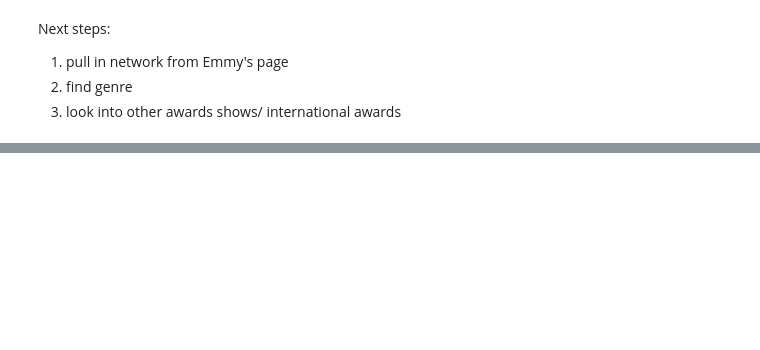
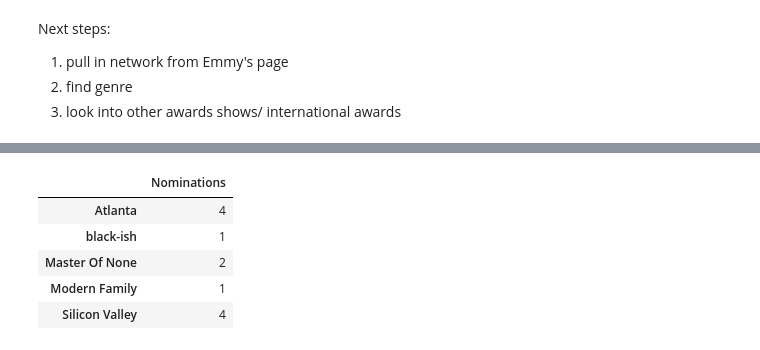
Before and after one commit to drrausch/Creating_Successful_Video_Content, a Jupyter notebook: WebscrapingPhase1.ipynb, the cells around one changed output, grey strips where cells are left out. Cells and saved outputs as stored; diff of their text form; code cells hidden in the pictures; blank space fills up the shorter version.

```diff
--- a/WebscrapingPhase1.ipynb
+++ b/WebscrapingPhase1.ipynb
@@ -177,0 +373,18 @@ Next steps:
+# %%
+url2017_1 = 'https://www.emmys.com/awards/nominees-winners/2017?page=1'
+html2017_1 = requests.get(url2017_1)
+soup2017_1 = BeautifulSoup(html2017_1.content, 'lxml')
+# %%
+award_titles_container2017_1 = soup2017_1.find('div', class_ = 'section-content item-list pt-3 row')
+
+titles2017_1 = award_titles_container2017_1.findAll('h5', class_ = 'mb-1')
+
+show_names_for_actors2017_1 = award_titles_container2017_1.findAll('div', class_ = 'p1 show-title')
+# %%
+for tag in titles2017_1[6:-13]:
+    shows2017.append(tag.text.strip())
+
+show_names_for_actors2017_1 = award_titles_container2017_1.findAll('div', class_ = 'p1 show-title')
+
+for tag in show_names_for_actors2017_1:
+    shows_nominated_actors2017.append(tag.text.strip())
@@ -177,0 +402,2 @@ Next steps:
+# %%
+nominated_shows2017 = dict((x, shows2017.count(x)) for x in shows2017)
@@ -177,0 +406,11 @@ Next steps:
+# %%
+df2017 = pd.DataFrame.from_dict(nominated_shows2017, 'index')
+df2017.columns = ['Nominations']
+df2017.head()
+# %% [output]
+|  | Nominations |
+| Atlanta | 4 |
+| black-ish | 1 |
+| Master Of None | 2 |
+| Modern Family | 1 |
+| Silicon Valley | 4 |
```
Also changed, not shown: parts of 77 cells of this notebook.
